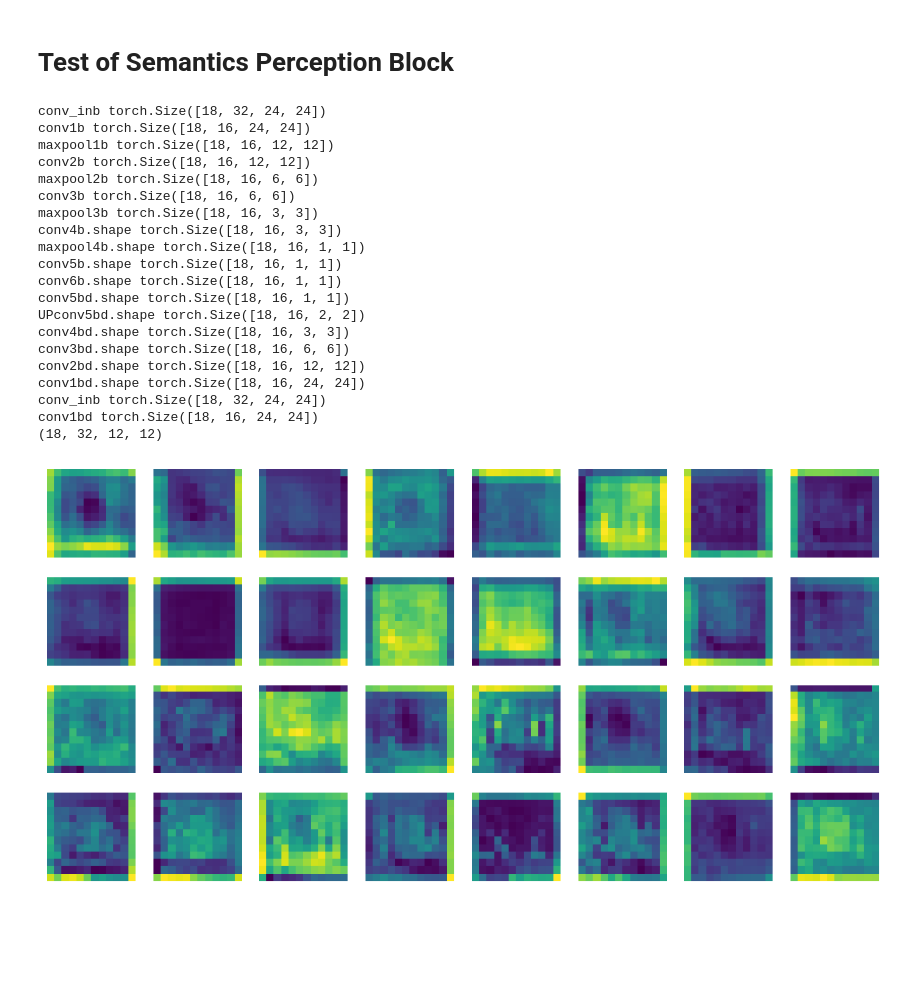
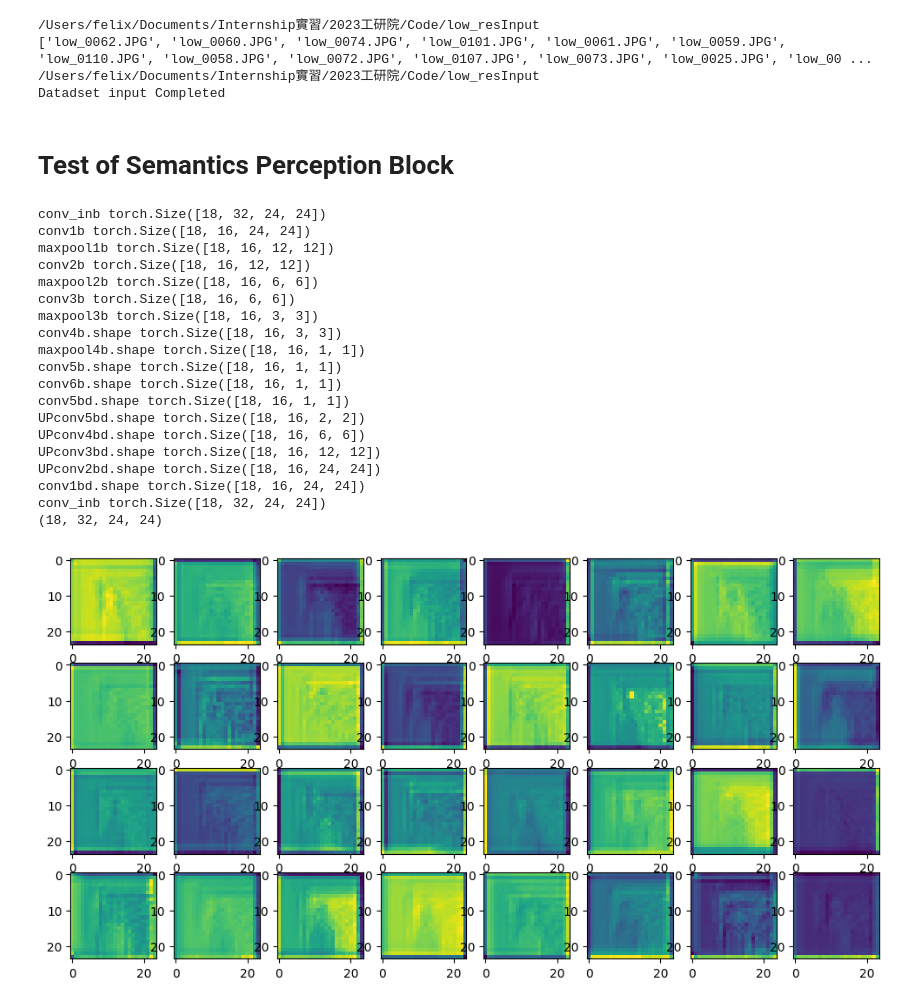
Before and after one commit to leehao921/Backlit, a Jupyter notebook: FlowTesting_Semantics.ipynb, the cells around one changed output. Cells and saved outputs as stored; diff of their text form; code cells hidden in the pictures; blank space fills up the shorter version.

```diff
--- a/FlowTesting_Semantics.ipynb
+++ b/FlowTesting_Semantics.ipynb
@@ -45,3 +1,19 @@ Datadset input Completed
+# %%
+import os
+from data_set import Dataset
+from torch.utils.data import DataLoader
+# Define hyperparameters
+num_epochs = 1
+batch_size = 32
+initial_lr = 0.001
+data_path =os.path.join( os.getcwd(), "low_resInput")
+train_loader = DataLoader(Dataset(data_path), batch_size=batch_size, shuffle=True)
+print("Datadset input Completed")
+# %% [output]
+/Users/felix/Documents/Internship實習/2023工研院/Code/low_resInput
+['low_0062.JPG', 'low_0060.JPG', 'low_0074.JPG', 'low_0101.JPG', 'low_0061.JPG', 'low_0059.JPG', 'low_0110.JPG', 'low_0058.JPG', 'low_0072.JPG', 'low_0107.JPG', 'low_0073.JPG', 'low_0025.JPG', 'low_00 ...
+/Users/felix/Documents/Internship實習/2023工研院/Code/low_resInput
+Datadset input Completed
 # %% [markdown]
 # Test of Semantics Perception Block
 # %%
@@ -124,7 +96,10 @@ class Semantics(nn.Module):
             nn.PReLU()
         )
         self.maxpool5b = nn.MaxPool2d(kernel_size=2, stride=2)
-
+        self.conv7 = nn.Sequential(
+            nn.Conv2d(32, 32, kernel_size=3, stride=1, padding=1),
+            nn.PReLU()
+        )
 
     def forward(self, input):
         # Feature Extractor in Low-Resolution Branch
@@ -162,17 +137,29 @@ class Semantics(nn.Module):
         print("UPconv5bd.shape" , self.upsample(conv5bd).shape)
         UPconv5bd_resized = nn.functional.interpolate(self.upsample(conv5bd), size=(3, 3), mode='bilinear')
         conv4bd = self.conv4bd(torch.cat([UPconv5bd_resized, conv4b], dim=1))
-        print("conv4bd.shape" , conv4bd.shape)
+        print("UPconv4bd.shape" , self.upsample(conv4bd).shape)
         conv3bd = self.conv3bd(torch.cat([self.upsample(conv4bd), conv3b], dim=1))
-        print("conv3bd.shape" , conv3bd.shape)
+        print("UPconv3bd.shape" , self.upsample(conv3bd).shape)
         conv2bd = self.conv2bd(torch.cat([self.upsample(conv3bd), conv2b], dim=1))
-        print("conv2bd.shape" , conv2bd.shape)
+        print("UPconv2bd.shape" , self.upsample(conv2bd).shape)
         conv1bd = self.conv1bd(torch.cat([self.upsample(conv2bd), conv1b], dim=1))
         print("conv1bd.shape" , conv1bd.shape)
-        maxpool5b = self.maxpool5b(torch.cat([conv1bd, conv1b], dim=1))
         print("conv_inb", conv_inb.shape)
-        print("conv1bd", conv1bd.shape)
-        return maxpool5b
+
+        # print("torch.add(conv1bd,conv1b)", torch.add(conv1bd,conv1b).shape)
+        # conv7 = self.conv7(self.upsample(conv1bd)+conv1b)
+        # maxpool5b = self.maxpool5b(torch.cat([conv1bd,conv1b],dim=1))
+        # maxpool5b = self.maxpool5b(torch.cat([conv1bd,conv1b],dim=1))
+        conv7 = self.conv7(torch.cat([conv1bd, conv1b], dim=1))
+        # conv7=self.upsample(conv7)
+        # print("conv7", conv7.shape)
+        # print("conv1bd", conv1bd.shape)
+        # print("maxpool5b", self.upsample(maxpool5b).shape)
+
+        #! The description of the last convolution is Maxpool but the graph is showed as a convolution7 and since the size too small I upsample it
+
+        return conv7
+
     def upsample(self, x):
         return nn.functional.interpolate(x, scale_factor=2, mode='bilinear')
 # %%
@@ -186,7 +173,6 @@ def train(model, train_loader, device):
     for inputs, targets in train_loader:
         inputs = inputs.to(device)
         targets = targets.to(device)
-
     feature_maps=model(inputs)
     # Convert the tensor to a numpy array
     feature_maps = feature_maps.detach().numpy()
@@ -194,37 +180,35 @@ def train(model, train_loader, device):
 
     # Plot the feature maps
     fig, axes = plt.subplots(nrows=4, ncols=8, figsize=(12, 6))
     for i, ax in enumerate(axes.flat):
         ax.imshow(feature_maps[0][i])
-        ax.axis('off')
     plt.show()
     return
 
 # Create the Network model
 device = torch.device('cuda' if torch.cuda.is_available() else 'cpu')
 net = Semantics(3,32)
 model = net.to(device)
 for epoch in range(num_epochs):
     train(model, train_loader , device)
 # %% [output]
 conv_inb torch.Size([18, 32, 24, 24])
 conv1b torch.Size([18, 16, 24, 24])
 maxpool1b torch.Size([18, 16, 12, 12])
 conv2b torch.Size([18, 16, 12, 12])
 maxpool2b torch.Size([18, 16, 6, 6])
 conv3b torch.Size([18, 16, 6, 6])
 maxpool3b torch.Size([18, 16, 3, 3])
 conv4b.shape torch.Size([18, 16, 3, 3])
 maxpool4b.shape torch.Size([18, 16, 1, 1])
 conv5b.shape torch.Size([18, 16, 1, 1])
 conv6b.shape torch.Size([18, 16, 1, 1])
 conv5bd.shape torch.Size([18, 16, 1, 1])
 UPconv5bd.shape torch.Size([18, 16, 2, 2])
-conv4bd.shape torch.Size([18, 16, 3, 3])
-conv3bd.shape torch.Size([18, 16, 6, 6])
-conv2bd.shape torch.Size([18, 16, 12, 12])
+UPconv4bd.shape torch.Size([18, 16, 6, 6])
+UPconv3bd.shape torch.Size([18, 16, 12, 12])
+UPconv2bd.shape torch.Size([18, 16, 24, 24])
 conv1bd.shape torch.Size([18, 16, 24, 24])
 conv_inb torch.Size([18, 32, 24, 24])
-conv1bd torch.Size([18, 16, 24, 24])
-(18, 32, 12, 12)
+(18, 32, 24, 24)
-[figure, old version]
+[figure, new version]
```
Also changed, not shown: parts of 1 cell of this notebook, 26 other files.
